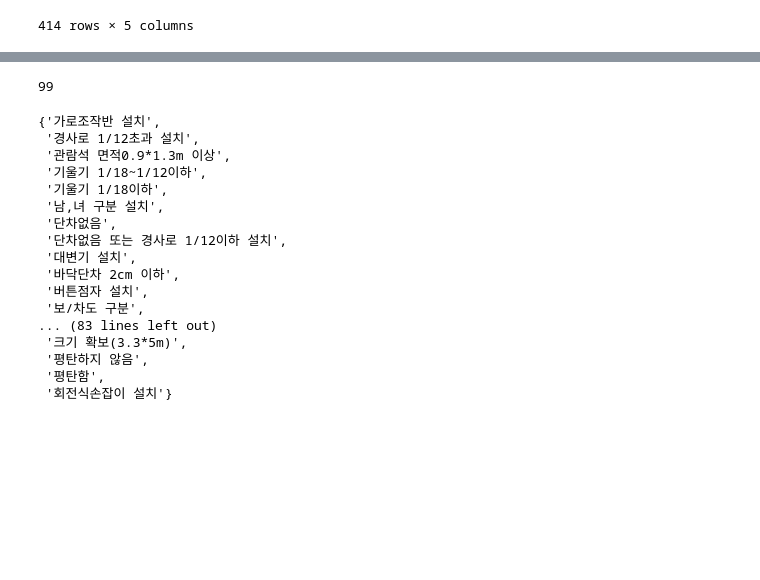
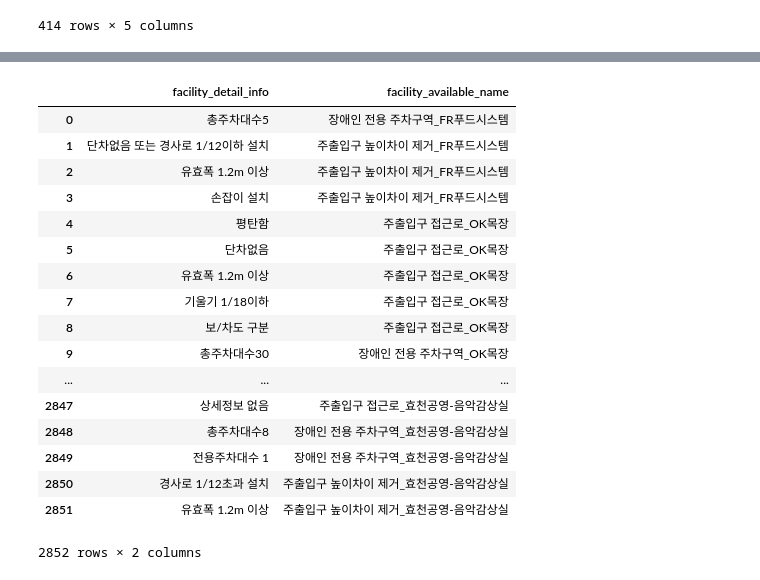
Before and after one commit to BigDataCampus/fresh, a Jupyter notebook: 음식점.ipynb, the cells around one changed output, grey strips where cells are left out. Drawn from its saved outputs; the diff is of its cells as text; code cells hidden in the pictures; blank space fills up the shorter version.

```diff
--- a/음식점.ipynb
+++ b/음식점.ipynb
@@ -291,2 +300,0 @@ TypeError: to_csv() got an unexpected keyword argument 'sheet_name'
-# %%
-test = pd.DataFrame.from_csv("tests.csv")
@@ -322,31 +303,36 @@ data
 # %%
-gettest = []
+data_facility_detail = DataFrame()
 for test in final_dict.keys():
-    for a in final_dict[test]:
-        for b in a['facility_detail_info']:
-            gettest.extend(set([info for info in b['facility_info']]))
-gettest = set(gettest)
+    for category in final_dict[test]:
+
+        for facility in category['facility_detail_info']:
+            a = [info for info in facility['facility_info']]
+            data_pre_facility = pd.DataFrame.from_dict(a)
+
+            data_pre_facility['facility_available_name'] = facility['facility_available_name']+"_"+category['place_name']
+            data_facility_detail = data_facility_detail.append(data_pre_facility)
-# %%
-len(gettest)
-# %% [output]
-99
-# %%
-gettest
-# %% [output]
-{'가로조작반 설치',
- '경사로 1/12초과 설치',
- '관람석 면적0.9*1.3m 이상',
- '기울기 1/18~1/12이하',
- '기울기 1/18이하',
- '남,녀 구분 설치',
- '단차없음',
- '단차없음 또는 경사로 1/12이하 설치',
- '대변기 설치',
- '바닥단차 2cm 이하',
- '버튼점자 설치',
- '보/차도 구분',
-... (83 lines left out)
- '크기 확보(3.3*5m)',
- '평탄하지 않음',
- '평탄함',
- '회전식손잡이 설치'}
+# %%
+data_facility_detail = data_facility_detail.rename(index=str, columns={0: "facility_detail_info"})
+# %%
+data_facility_detail = data_facility_detail.reset_index(drop=True)
+# %%
+data_facility_detail
+# %% [output]
+|  | facility_detail_info | facility_available_name |
+| 0 | 총주차대수5 | 장애인 전용 주차구역_FR푸드시스템 |
+| 1 | 단차없음 또는 경사로 1/12이하 설치 | 주출입구 높이차이 제거_FR푸드시스템 |
+| 2 | 유효폭 1.2m 이상 | 주출입구 높이차이 제거_FR푸드시스템 |
+| 3 | 손잡이 설치 | 주출입구 높이차이 제거_FR푸드시스템 |
+| 4 | 평탄함 | 주출입구 접근로_OK목장 |
+| 5 | 단차없음 | 주출입구 접근로_OK목장 |
+| 6 | 유효폭 1.2m 이상 | 주출입구 접근로_OK목장 |
+| 7 | 기울기 1/18이하 | 주출입구 접근로_OK목장 |
+| 8 | 보/차도 구분 | 주출입구 접근로_OK목장 |
+| 9 | 총주차대수30 | 장애인 전용 주차구역_OK목장 |
+| ... | ... | ... |
+| 2847 | 상세정보 없음 | 주출입구 접근로_효천공영-음악감상실 |
+| 2848 | 총주차대수8 | 장애인 전용 주차구역_효천공영-음악감상실 |
+| 2849 | 전용주차대수 1 | 장애인 전용 주차구역_효천공영-음악감상실 |
+| 2850 | 경사로 1/12초과 설치 | 주출입구 높이차이 제거_효천공영-음악감상실 |
+| 2851 | 유효폭 1.2m 이상 | 주출입구 높이차이 제거_효천공영-음악감상실 |
+2852 rows × 2 columns
```
Also changed, not shown: parts of 18 cells of this notebook.
